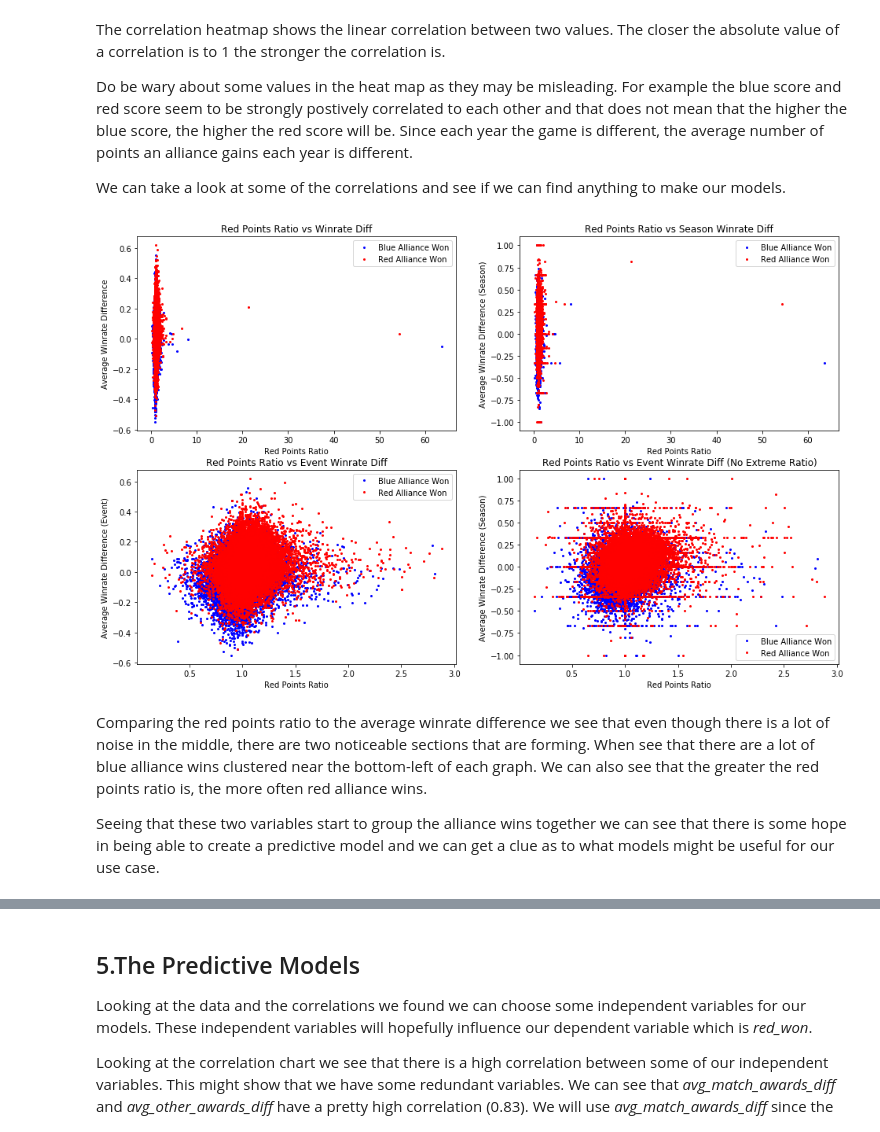
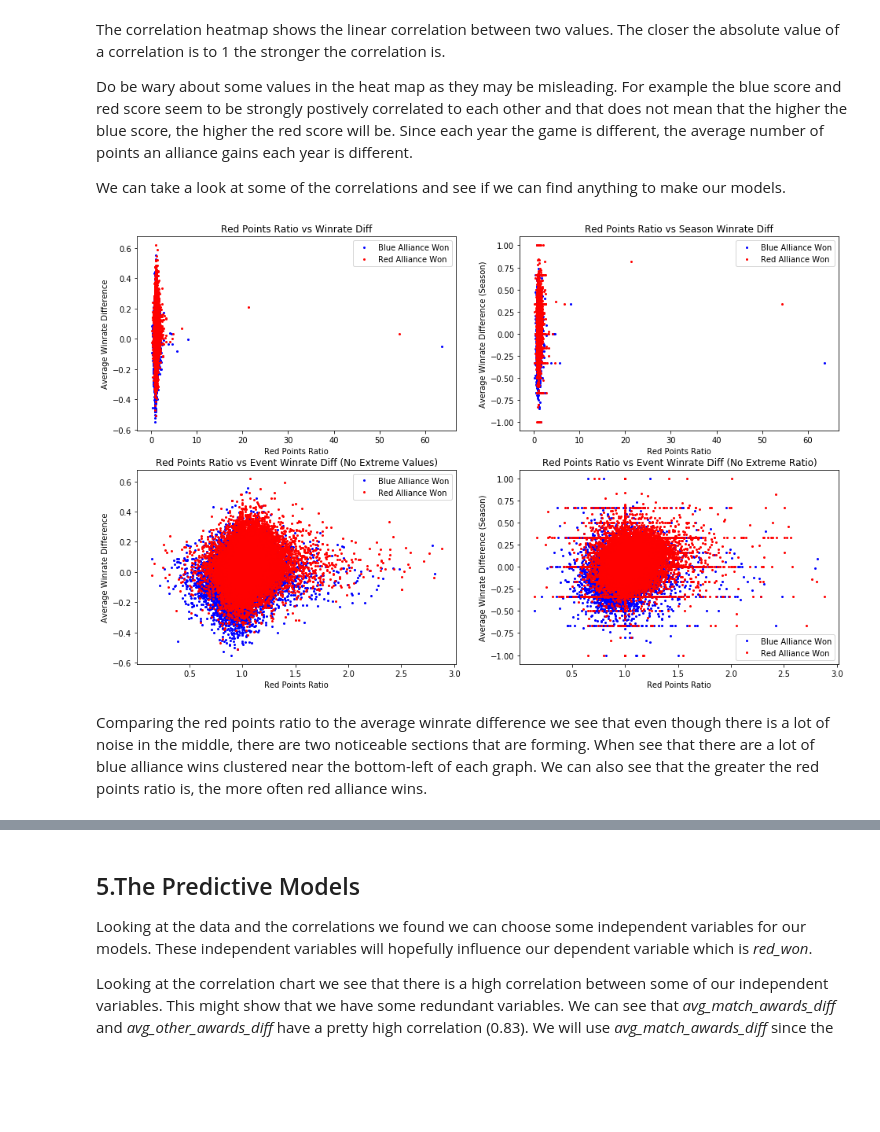
Before and after one commit to Mark-of-JP/FRC-Match-Simulator, a Jupyter notebook: FRC Match Simulator.ipynb, the cells around one changed output, grey strips where cells are left out. Saved outputs shown, nothing was run; the diff lists cells and outputs as text; code cells hidden in the pictures; blank space fills up the shorter version.

```diff
--- a/FRC Match Simulator.ipynb
+++ b/FRC Match Simulator.ipynb
@@ -222,7 +286,6 @@ ax[0, 0].set_xlabel('Red Points Ratio')
 ax[0, 0].set_ylabel('Average Winrate Difference')
 ax[0, 0].set_title('Red Points Ratio vs Winrate Diff')
 
-
 #Getting rid of the extreme cases
 for winner, group in groups:
     group = group[group.red_points_ratio_season < 3]
@@ -230,37 +293,35 @@ for winner, group in groups:
     name = 'Red Alliance Won' if winner == 1 else 'Blue Alliance Won'
     color = 'red' if winner == 1 else 'blue'
     ax[1, 0].plot(group.red_points_ratio_season, group.avg_winrate_diff, marker='o', linestyle='', ms=2, label=name, color=color)
 ax[1, 0].legend()
 ax[1, 0].set_xlabel('Red Points Ratio')
-ax[1, 0].set_ylabel('Average Winrate Difference (Event)')
-ax[1, 0].set_title('Red Points Ratio vs Event Winrate Diff')
+ax[1, 0].set_ylabel('Average Winrate Difference')
+ax[1, 0].set_title('Red Points Ratio vs Event Winrate Diff (No Extreme Values)')
 
 #Seasonal Scatter Plot
 for winner, group in groups:
     name = 'Red Alliance Won' if winner == 1 else 'Blue Alliance Won'
     color = 'red' if winner == 1 else 'blue'
     ax[0, 1].plot(group.red_points_ratio_season, group.avg_winrate_diff_season, marker='o', linestyle='', ms=2, label=name, color=color)
 ax[0, 1].legend()
 ax[0, 1].set_xlabel('Red Points Ratio')
 ax[0, 1].set_ylabel('Average Winrate Difference (Season)')
 ax[0, 1].set_title('Red Points Ratio vs Season Winrate Diff')
 
 #Getting rid of the extreme cases (Seasonal)
 for winner, group in groups:
     group = group[group.red_points_ratio_season < 3]
 
     name = 'Red Alliance Won' if winner == 1 else 'Blue Alliance Won'
     color = 'red' if winner == 1 else 'blue'
     ax[1, 1].plot(group.red_points_ratio_season, group.avg_winrate_diff_season, marker='o', linestyle='', ms=2, label=name, color=color)
 ax[1, 1].legend()
 ax[1, 1].set_xlabel('Red Points Ratio')
 ax[1, 1].set_ylabel('Average Winrate Difference (Season)')
 ax[1, 1].set_title('Red Points Ratio vs Event Winrate Diff (No Extreme Ratio)')
 
 plt.show()
 # %% [output]
-[figure, old version]
+[figure, new version]
 # %% [markdown]
 Comparing the red points ratio to the average winrate difference we see that even though there is a lot of noise in the middle, there are two noticeable sections that are forming. When see that there are a lot of blue alliance wins clustered near the bottom-left of each graph. We can also see that the greater the red points ratio is, the more often red alliance wins.
-
-Seeing that these two variables start to group the alliance wins together we can see that there is some hope in being able to create a predictive model and we can get a clue as to what models might be useful for our use case.
```
Also changed, not shown: parts of 13 cells of this notebook.
